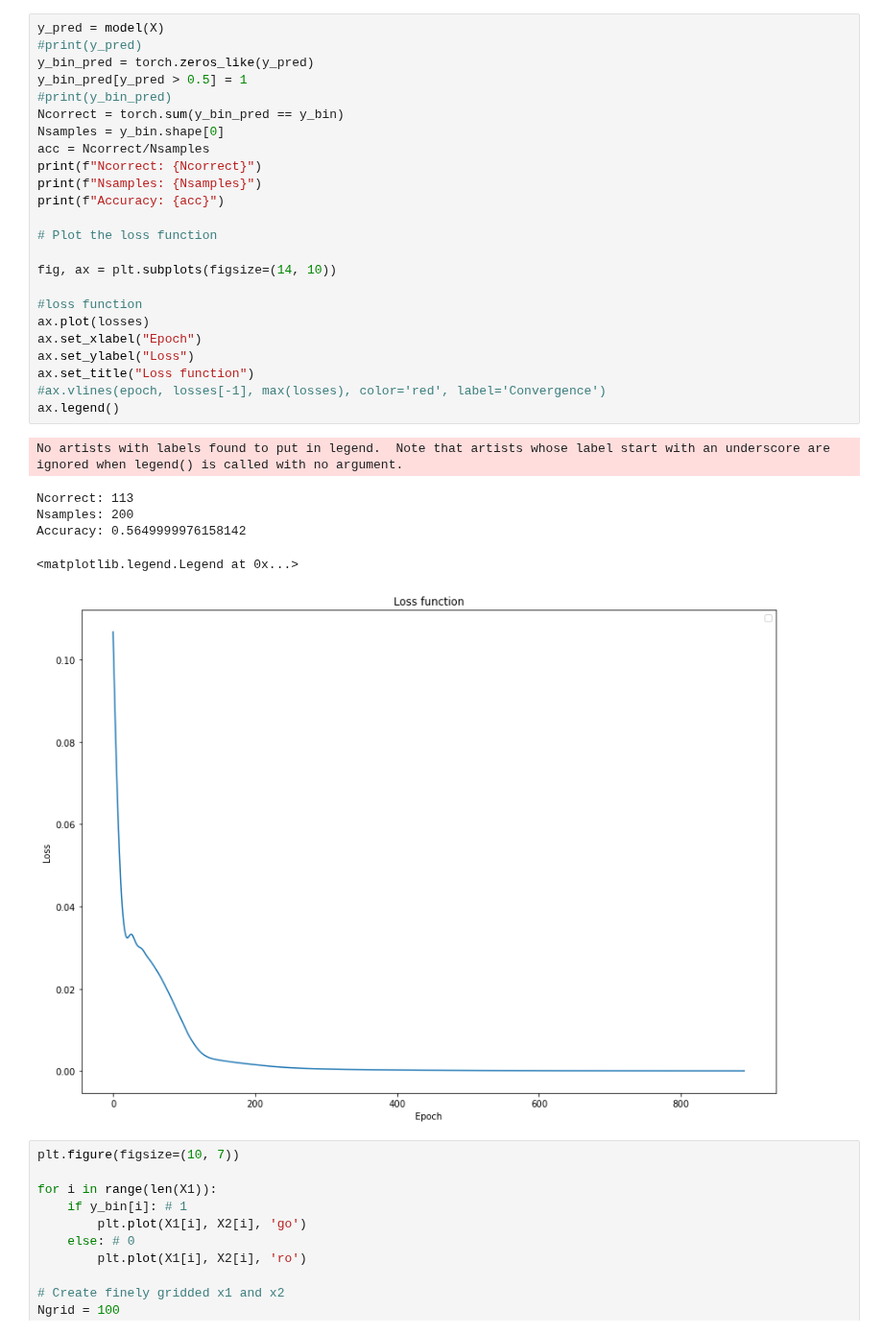
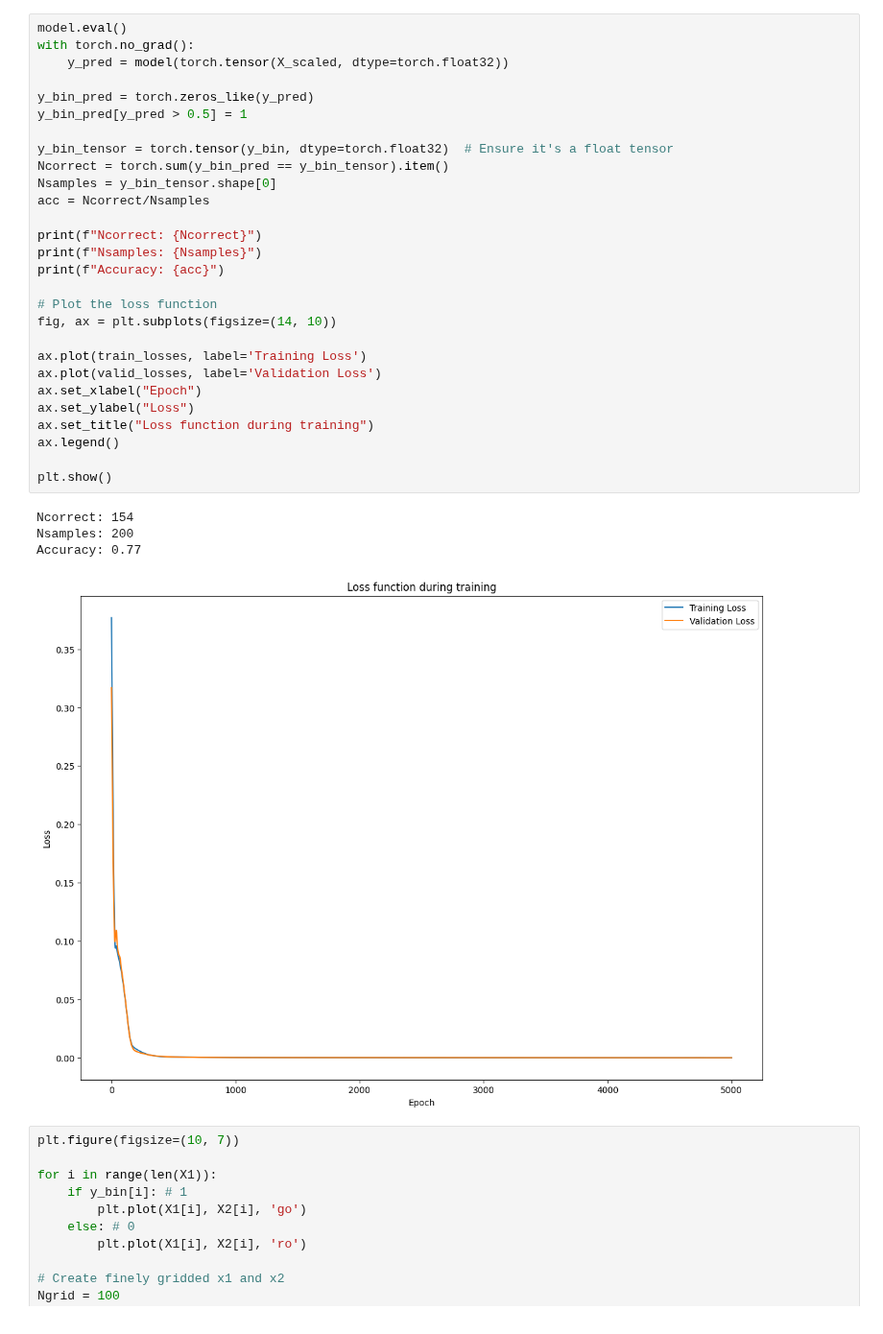
Before and after one commit to OlofssonFredrik/KETN40, a Jupyter notebook: DigitalEx8/uppg2.ipynb, the cells around one changed output. Shown at 96% size. Saved outputs shown, nothing was run; the diff lists cells and outputs as text.

```diff
--- a/DigitalEx8/uppg2.ipynb
+++ b/DigitalEx8/uppg2.ipynb
@@ -88,35 +110,37 @@ Derivative: 0.00010721746331186308
 Training completed.
 # %%
-y_pred = model(X)
-#print(y_pred)
+model.eval()
+with torch.no_grad():
+    y_pred = model(torch.tensor(X_scaled, dtype=torch.float32))
+
 y_bin_pred = torch.zeros_like(y_pred)
 y_bin_pred[y_pred > 0.5] = 1
-#print(y_bin_pred)
-Ncorrect = torch.sum(y_bin_pred == y_bin)
-Nsamples = y_bin.shape[0]
+
+y_bin_tensor = torch.tensor(y_bin, dtype=torch.float32)  # Ensure it's a float tensor
+Ncorrect = torch.sum(y_bin_pred == y_bin_tensor).item()
+Nsamples = y_bin_tensor.shape[0]
 acc = Ncorrect/Nsamples
+
 print(f"Ncorrect: {Ncorrect}")
 print(f"Nsamples: {Nsamples}")
 print(f"Accuracy: {acc}")
 
 # Plot the loss function
-
 fig, ax = plt.subplots(figsize=(14, 10))
 
-#loss function
-ax.plot(losses)
+ax.plot(train_losses, label='Training Loss')
+ax.plot(valid_losses, label='Validation Loss')
 ax.set_xlabel("Epoch")
 ax.set_ylabel("Loss")
-ax.set_title("Loss function")
-#ax.vlines(epoch, losses[-1], max(losses), color='red', label='Convergence')
+ax.set_title("Loss function during training")
 ax.legend()
+
+plt.show()
 # %% [output]
-No artists with labels found to put in legend.  Note that artists whose label start with an underscore are ignored when legend() is called with no argument.
+Ncorrect: 154
+Nsamples: 200
+Accuracy: 0.77
-Ncorrect: 113
-Nsamples: 200
-Accuracy: 0.5649999976158142
-<matplotlib.legend.Legend at 0x...>
-[figure, old version]
+[figure, new version]
 # %%
 plt.figure(figsize=(10, 7))
 
```
Also changed, not shown: parts of 7 cells of this notebook, 4 other files.
